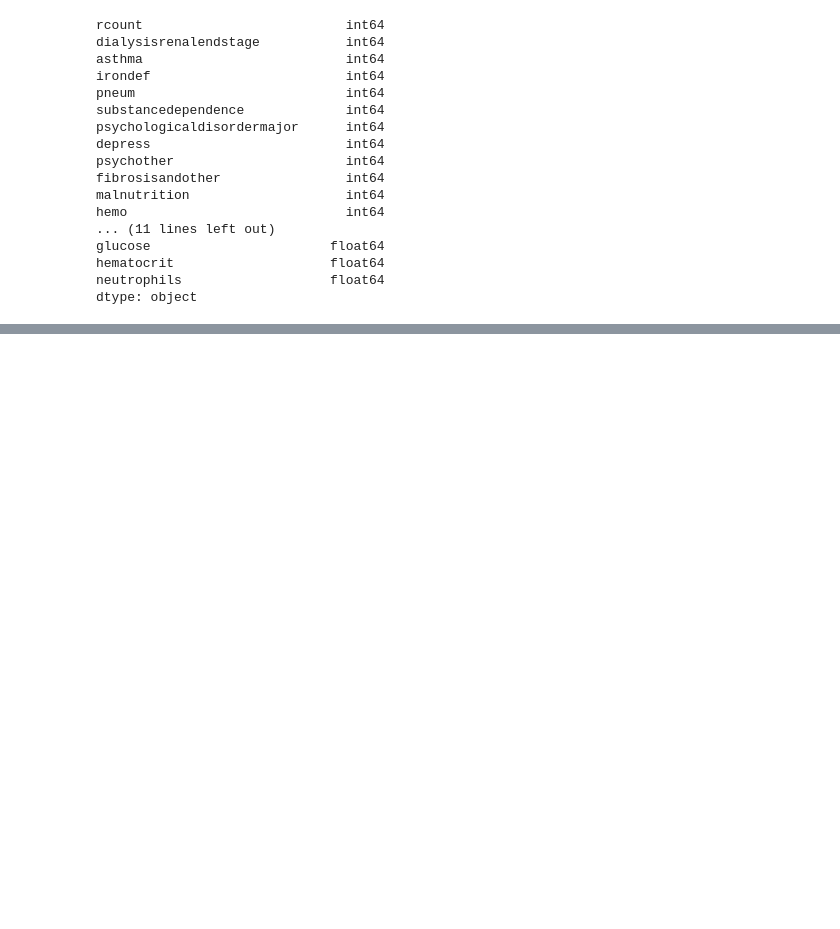
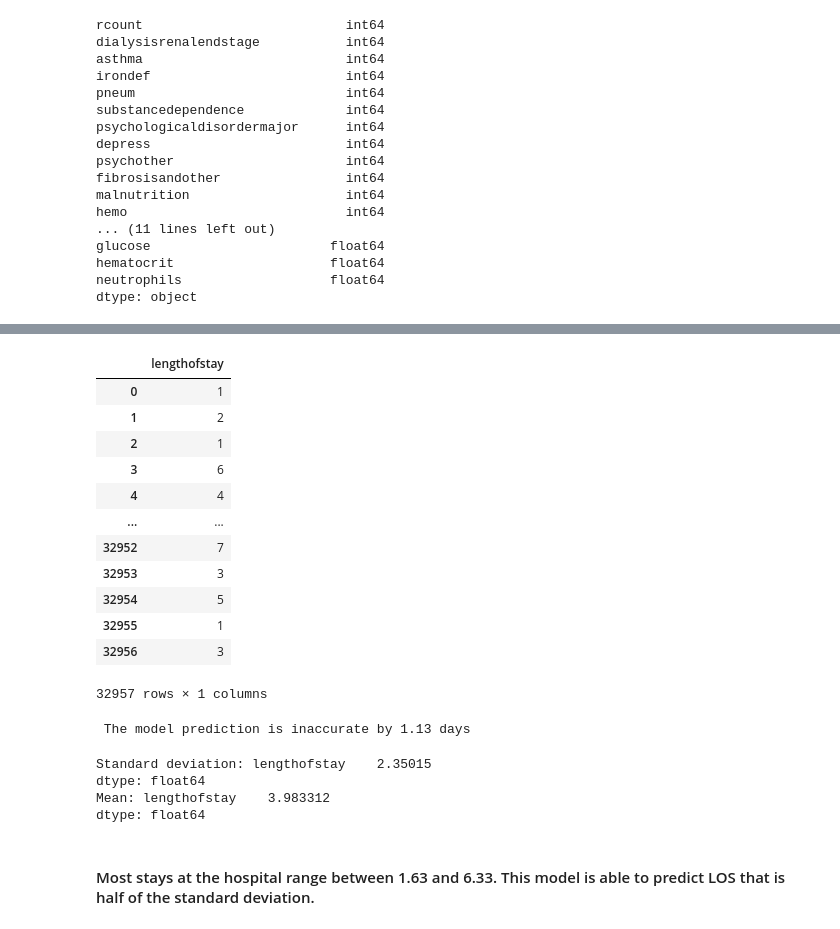
Before and after one commit to Mussab157/hospital-los-prediction, a Jupyter notebook: notebooks/3_modelling.ipynb, the cells around one changed output, grey strips where cells are left out. Saved outputs shown, nothing was run; the diff lists cells and outputs as text; code cells hidden in the pictures; blank space fills up the shorter version.

```diff
--- a/notebooks/3_modelling.ipynb
+++ b/notebooks/3_modelling.ipynb
@@ -69,5 +75,36 @@ OLS Regression Results
 Notes:
 [1] Standard Errors assume that the covariance matrix of the errors is correctly specified.
 # %%
+# use the trained model on the test dataset and predict y values.
 X_test_wconst=sm.add_constant(X_test_df)
-y_prediction=train_model.predict(X_test_wconst)
+y_prediction_values=train_model.predict(X_test_wconst)
+y_prediction_values
+y_test_df
+# %% [output]
+|  | lengthofstay |
+| 0 | 1 |
+| 1 | 2 |
+| 2 | 1 |
+| 3 | 6 |
+| 4 | 4 |
+| ... | ... |
+| 32952 | 7 |
+| 32953 | 3 |
+| 32954 | 5 |
+| 32955 | 1 |
+| 32956 | 3 |
+32957 rows × 1 columns
+# %%
+print(f" The model prediction is inaccurate by {(mean_squared_error(y_prediction_values, y_test_df['lengthofstay']))**0.5:.2f} days")
+# %% [output]
+ The model prediction is inaccurate by 1.13 days
+# %%
+print(f"Standard deviation: {y_test_df.std()}")
+print(f"Mean: {y_test_df.mean()}")
+# %% [output]
+Standard deviation: lengthofstay    2.35015
+dtype: float64
+Mean: lengthofstay    3.983312
+dtype: float64
+# %% [markdown]
+#### Most stays at the hospital range between 1.63 and 6.33. This model is able to predict LOS that is half of the standard deviation.
```
Also changed, not shown: parts of 14 cells of this notebook.
